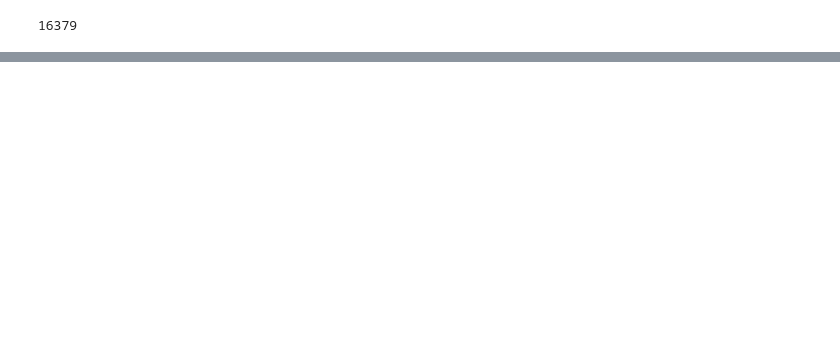
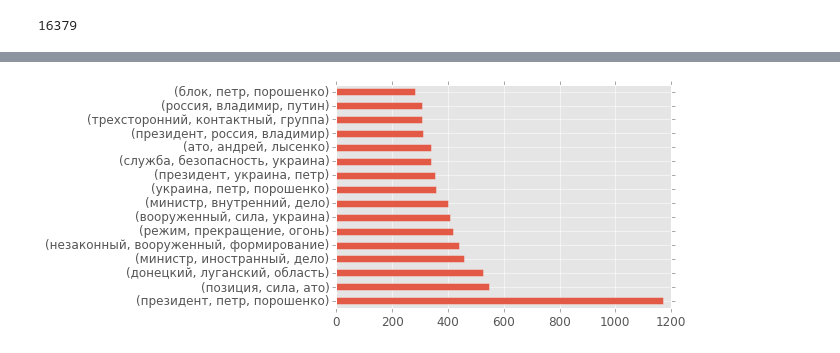
Before and after one commit to frutik/NewsAnalysis, a Jupyter notebook: NewsAnalysis.ipynb, the cells around one changed output, grey strips where cells are left out. Saved outputs shown, nothing was run; the diff lists cells and outputs as text; code cells hidden in the pictures; blank space fills up the shorter version.

```diff
--- a/NewsAnalysis.ipynb
+++ b/NewsAnalysis.ipynb
@@ -91,0 +121,6 @@ article_trigrams = get_trigrams(articles, lemmatized_formatter)
+# %%
+# trigrams = pd.Series(article_trigrams).value_counts()
+trigrams[:16].plot(kind="barh", fontsize=12, alpha=0.9)
+plt.savefig('plots/most_frequent_trigrams.jpeg', format='jpeg', dpi=400, bbox_inches='tight')
+# %% [output]
+[figure, added]
```
Also changed, not shown: parts of 12 cells of this notebook, 1 other file.
